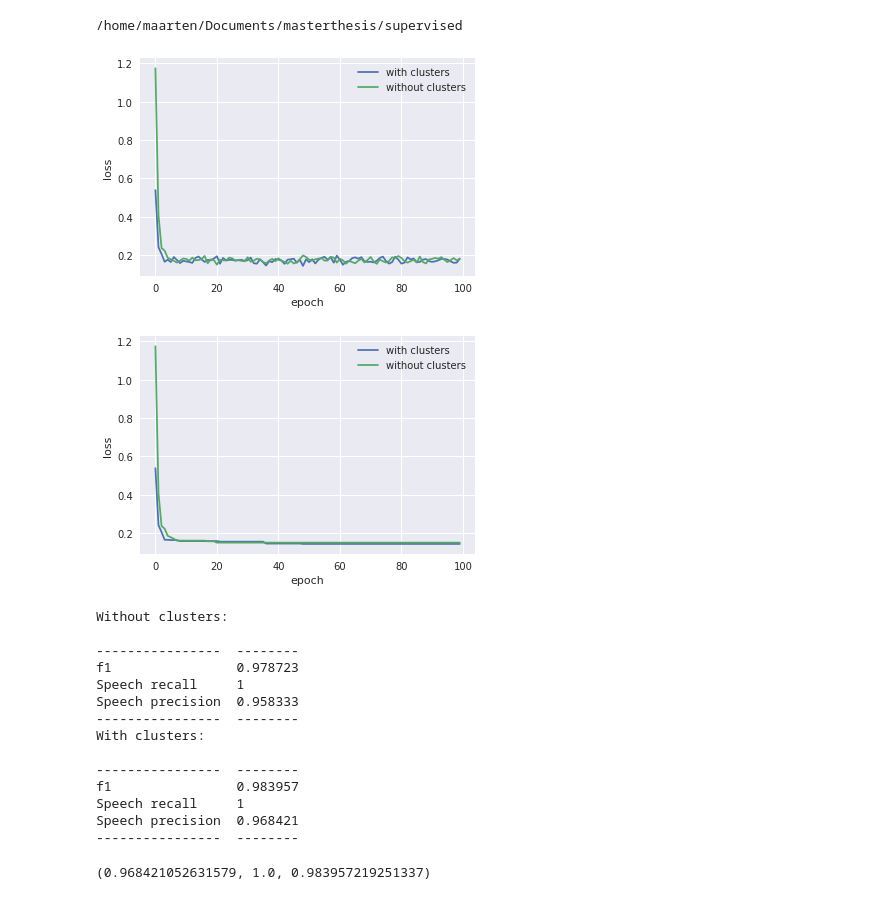
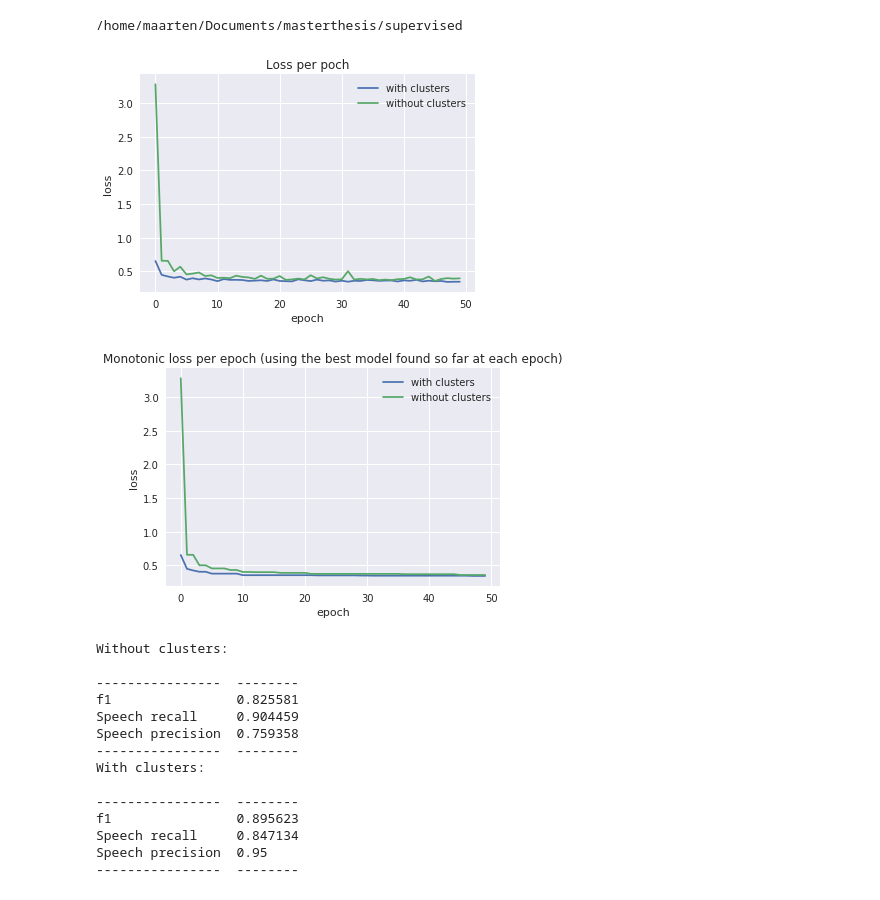
Before and after one commit to maarten990/masterthesis, a Jupyter notebook: supervised/notebooks/testing.ipynb, the cells around one changed output. Drawn from its saved outputs; the diff is of its cells as text; code cells hidden in the pictures.

```diff
--- a/supervised/notebooks/testing.ipynb
+++ b/supervised/notebooks/testing.ipynb
@@ -10,17 +10,17 @@ import torch
 # %% [output]
 /home/maarten/Documents/masterthesis/supervised
 # %%
-num_clusters = 5
+num_clusters = 3
 
 files = [f'../clusterlabeled-{num_clusters}/1800{i}.xml' for i in [1, 2, 3, 4, 5]]
-dataset = data.GermanDatasetInMemory(files, num_clusters, 300, 700, 3, 0)
+dataset = data.GermanDatasetInMemory(files, num_clusters, 500, 1500, 3, 0)
 # %%
 traindata, testdata = dataset.split(0.3)
 
 params = train.CNNParams(
     embed_size=300,
-    dropout=0.25,
-    epochs=100,
+    dropout=0.50,
+    epochs=50,
     num_filters=100
 )
 
@@ -31,30 +31,30 @@ label_model, label_losses = train.setup_and_train(params, with_labels=True,
                                                   dataset=traindata, epochs=params.epochs,
                                                   batch_size=50, optim_fn=optimizer)
 # %%
-plot.plot({'with clusters': label_losses, 'without clusters': losses}, False)
+plot.plot({'with clusters': label_losses, 'without clusters': losses}, False, 'Loss per poch')
 plot.plt.figure()
-plot.plot({'with clusters': label_losses, 'without clusters': losses}, True)
+plot.plot({'with clusters': label_losses, 'without clusters': losses}, True,
+          'Monotonic loss per epoch (using the best model found so far at each epoch)')
 # %% [output]
-[figure, old version]
+[figure, new version]
-[figure, old version]
+[figure, new version]
 # %%
 print('Without clusters:')
 train.evaluate_clf(model, data.get_iterator(testdata, [40]))
 print('With clusters:')
-train.evaluate_clf(label_model, data.get_iterator(testdata, [40]))
+train.evaluate_clf(label_model, data.get_iterator(testdata, [40]));
 # %% [output]
 Without clusters:
 
 ----------------  --------
-f1                0.978723
-Speech recall     1
-Speech precision  0.958333
+f1                0.825581
+Speech recall     0.904459
+Speech precision  0.759358
 ----------------  --------
 With clusters:
 
 ----------------  --------
-f1                0.983957
-Speech recall     1
-Speech precision  0.968421
+f1                0.895623
+Speech recall     0.847134
+Speech precision  0.95
 ----------------  --------
-(0.968421052631579, 1.0, 0.983957219251337)
```
Also changed, not shown: parts of 4 cells of this notebook.
